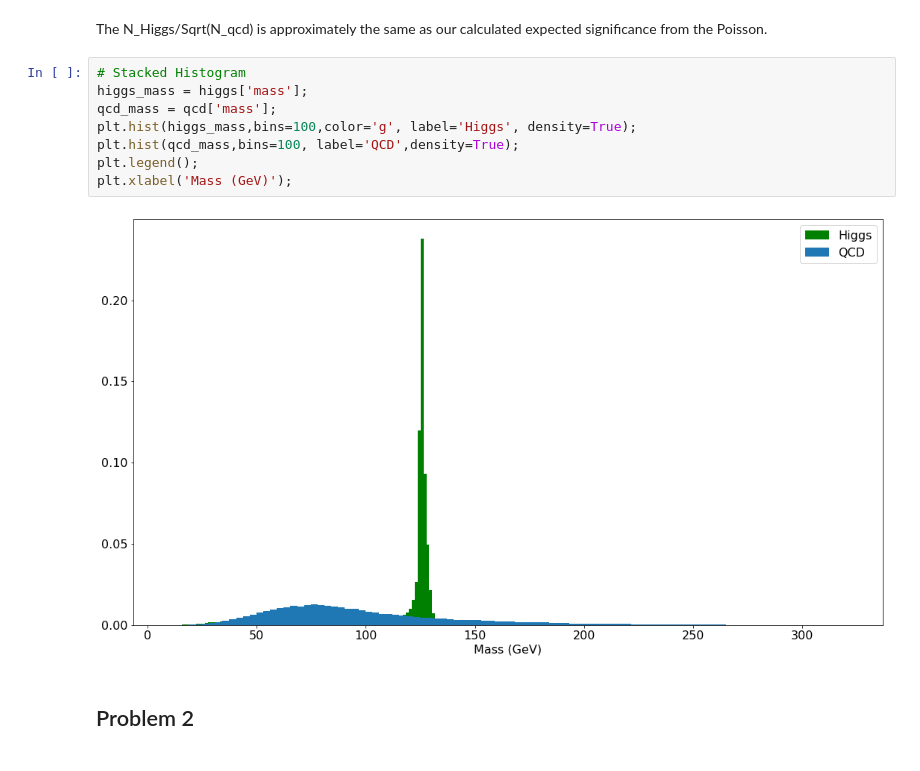
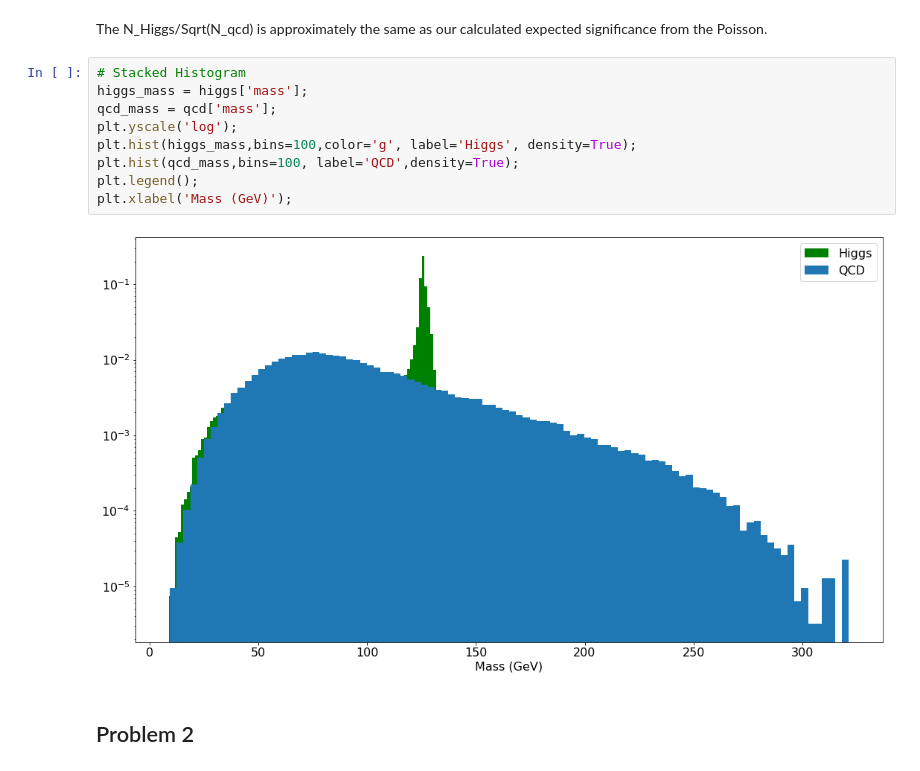
Before and after one commit to noahkim4648/Phys-434-Portfolio, a Jupyter notebook: Lab7-8.ipynb, the cells around one changed output. Drawn from its saved outputs; the diff is of its cells as text.

```diff
--- a/Lab7-8.ipynb
+++ b/Lab7-8.ipynb
@@ -48,13 +48,14 @@ The N_Higgs/Sqrt(N_qcd) is approximately the same as our calculated expected sig
 # %%
 # Stacked Histogram
 higgs_mass = higgs['mass'];
 qcd_mass = qcd['mass'];
+plt.yscale('log');
 plt.hist(higgs_mass,bins=100,color='g', label='Higgs', density=True);
 plt.hist(qcd_mass,bins=100, label='QCD',density=True);
 plt.legend();
 plt.xlabel('Mass (GeV)');
 # %% [output]
-[figure, old version]
+[figure, new version]
 # %% [markdown]
 ## Problem 2
 # %% [markdown]
```
Also changed, not shown: parts of 20 cells of this notebook.
